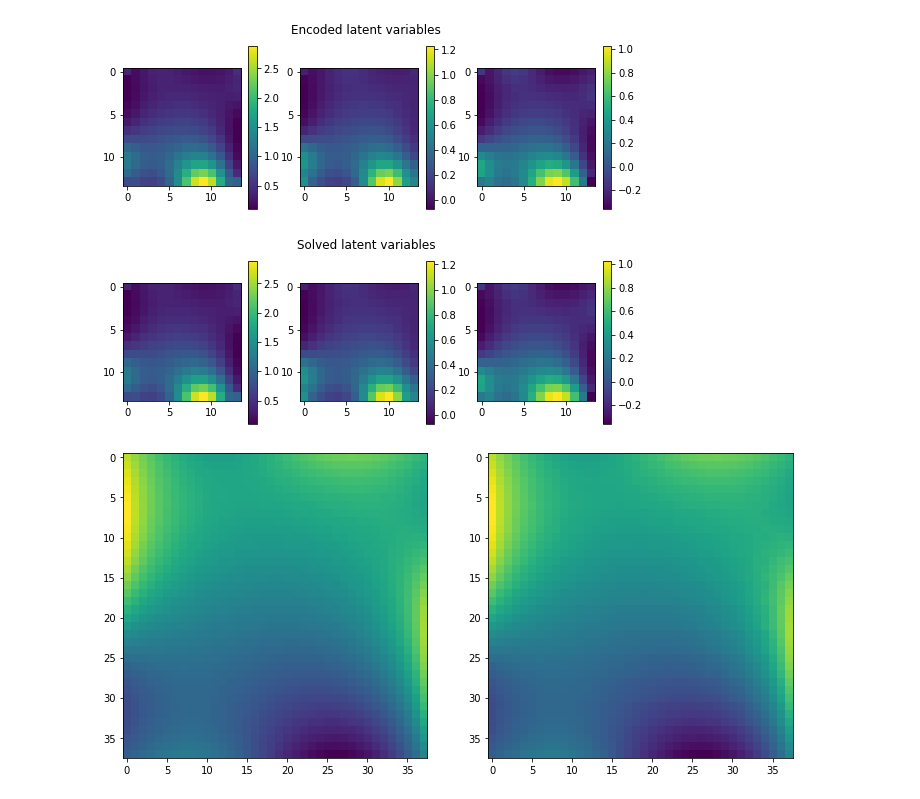
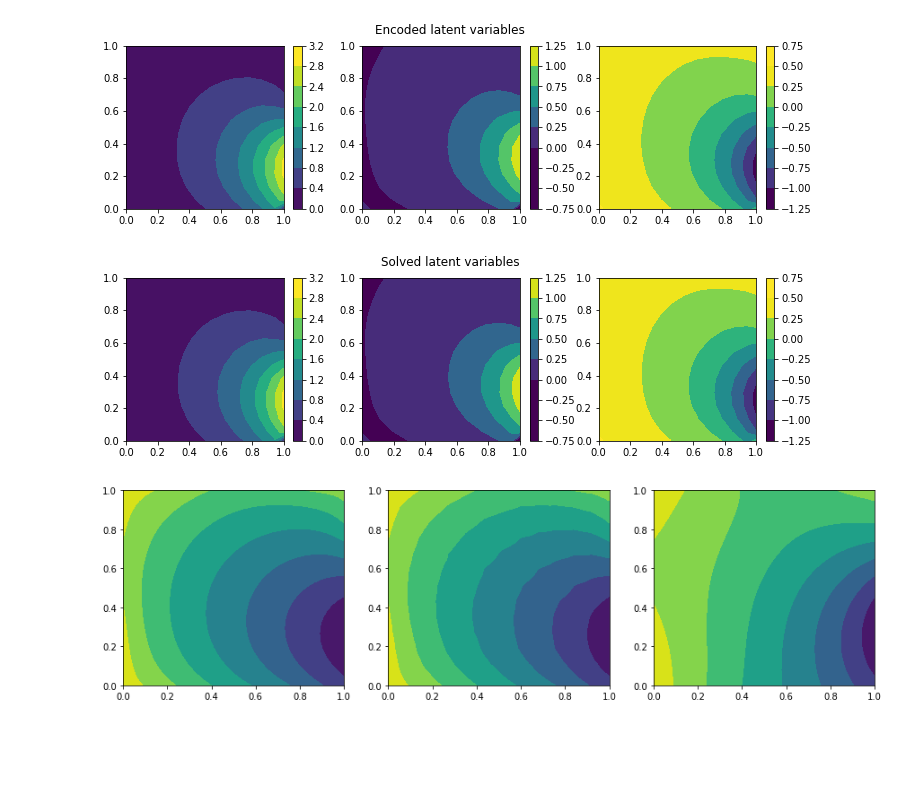
Before and after one commit to jh6220/SINNs-for-boundary-observtion-problems, a Jupyter notebook: NeuraLinearModelNonUniformGrid.ipynb, the cells around one changed output. Drawn from its saved outputs; the diff is of its cells as text; code cells hidden in the pictures; blank space fills up the shorter version.

Commit message:
The latent PDE adjusted for non-uniform grid

```diff
--- a/NeuraLinearModelNonUniformGrid.ipynb
+++ b/NeuraLinearModelNonUniformGrid.ipynb
@@ -1144,6 +1120,7 @@ def EvalOnBC(T_sample,B_sample,mesh,encoder,encoderB,decoder,P,n_input,overlap):
 
 def EvalBatch(T_batch,B_batch,mesh,encoder,encoderB,decoder,P,n_input,overlap):
   T_recon_arr = []
+  T_recon_l_arr = []
   latent_arr = []
   latent_r_arr = []
   for i in tqdm(range(T_batch.shape[0])):
@@ -1151,51 +1128,61 @@ def EvalBatch(T_batch,B_batch,mesh,encoder,encoderB,decoder,P,n_input,overlap):
       T_recon_arr.append(T_recon)
       latent_arr.append(latent)
       latent_r_arr.append(latent_r)
+      CC = np.zeros((1,1,6))
+      CC[0,0,[3,4]] = 1
+      T_recon_l = SolveProblem(CC,np.moveaxis(T_batch[i].copy(),-1,0),mesh[:,:,0],mesh[:,:,1])
+      T_recon_l = np.moveaxis(T_recon_l,0,-1)
+      T_recon_l_arr.append(T_recon_l)
 
   T_recon = np.stack(T_recon_arr,0)
+  T_recon_l = np.stack(T_recon_l_arr,0)
   latent = np.stack(latent_arr,0)
   latent_r = np.stack(latent_r_arr,0)
   err = np.square(T_recon-T_batch).mean((1,2,3))
-  return err, T_recon, latent, latent_r
+  return err, T_recon, latent, latent_r,T_recon_l
 
-
-
-idx_T = 2
+idx_T = 49
 
 T_sample = T_train[idx_T]
 B_sample = B_train[idx_T]
 
 T_recon, latent, latent_r = EvalOnBC(T_sample,B_sample,mesh,encoder,encoderB,decoder,P,n_input,overlap)
+CC = np.zeros((1,1,6))
+CC[0,0,[3,4]] = 1
+T_recon_l = SolveProblem(CC,np.moveaxis(T_sample.copy(),-1,0),mesh[:,:,0],mesh[:,:,1])
+
 
 latent_m = latent*np.sign(latent[-2:-1,-2:-1,:])
 latent_m[[0,0,-1,-1],[0,-1,0,-1],:] = latent_m.mean((0,1))
 l_max = np.max(latent_m,axis=(0,1))
 l_min = np.min(latent_m,axis=(0,1))
 
-plt.figure(figsize=(n_latent*3,3))
+plt.figure(figsize=(n_latent*4,3))
 for i in range(n_latent):
     ax = plt.subplot(1,n_latent,i+1)
-    pcm = ax.imshow(latent[:,:,i]*np.sign(latent[-2,-2,i]),vmax=l_max[i],vmin=l_min[i])
+    pcm = ax.contourf(l_mesh[:,:,0],l_mesh[:,:,1],latent[:,:,i]*np.sign(latent[-2,-2,i]),vmax=l_max[i],vmin=l_min[i])
     plt.colorbar(pcm)
 plt.suptitle("Encoded latent variables")
 plt.show()
 
-plt.figure(figsize=(n_latent*3,3))
+plt.figure(figsize=(n_latent*4,3))
 for i in range(n_latent):
     ax = plt.subplot(1,n_latent,i+1)
-    pcm = ax.imshow(latent_r[:,:,i]*np.sign(latent[-2,-2,i]),vmax=l_max[i],vmin=l_min[i])
+    pcm = ax.contourf(l_mesh[:,:,0],l_mesh[:,:,1],latent_r[:,:,i]*np.sign(latent[-2,-2,i]),vmax=l_max[i],vmin=l_min[i])
     plt.colorbar(pcm)
 plt.suptitle("Solved latent variables")
 plt.show()
 
-plt.figure(figsize=(12,6))
-plt.subplot(1,2,1)
-plt.imshow(T_sample)
-plt.subplot(1,2,2)
-plt.imshow(T_recon)
+plt.figure(figsize=(15,4))
+plt.subplot(1,3,1)
+plt.contourf(mesh[:,:,0],mesh[:,:,1],T_sample[:,:,0])
+plt.subplot(1,3,2)
+plt.contourf(mesh[:,:,0],mesh[:,:,1],T_recon[:,:,0])
+plt.subplot(1,3,3)
+plt.contourf(mesh[:,:,0],mesh[:,:,1],T_recon_l[0,:,:])
 plt.show()
 # %% [output]
-[figure, old version]
+[figure, new version]
-[figure, old version]
+[figure, new version]
-[figure, old version]
+[figure, new version]
 # %%
```
Also changed, not shown: parts of 9 cells of this notebook.
